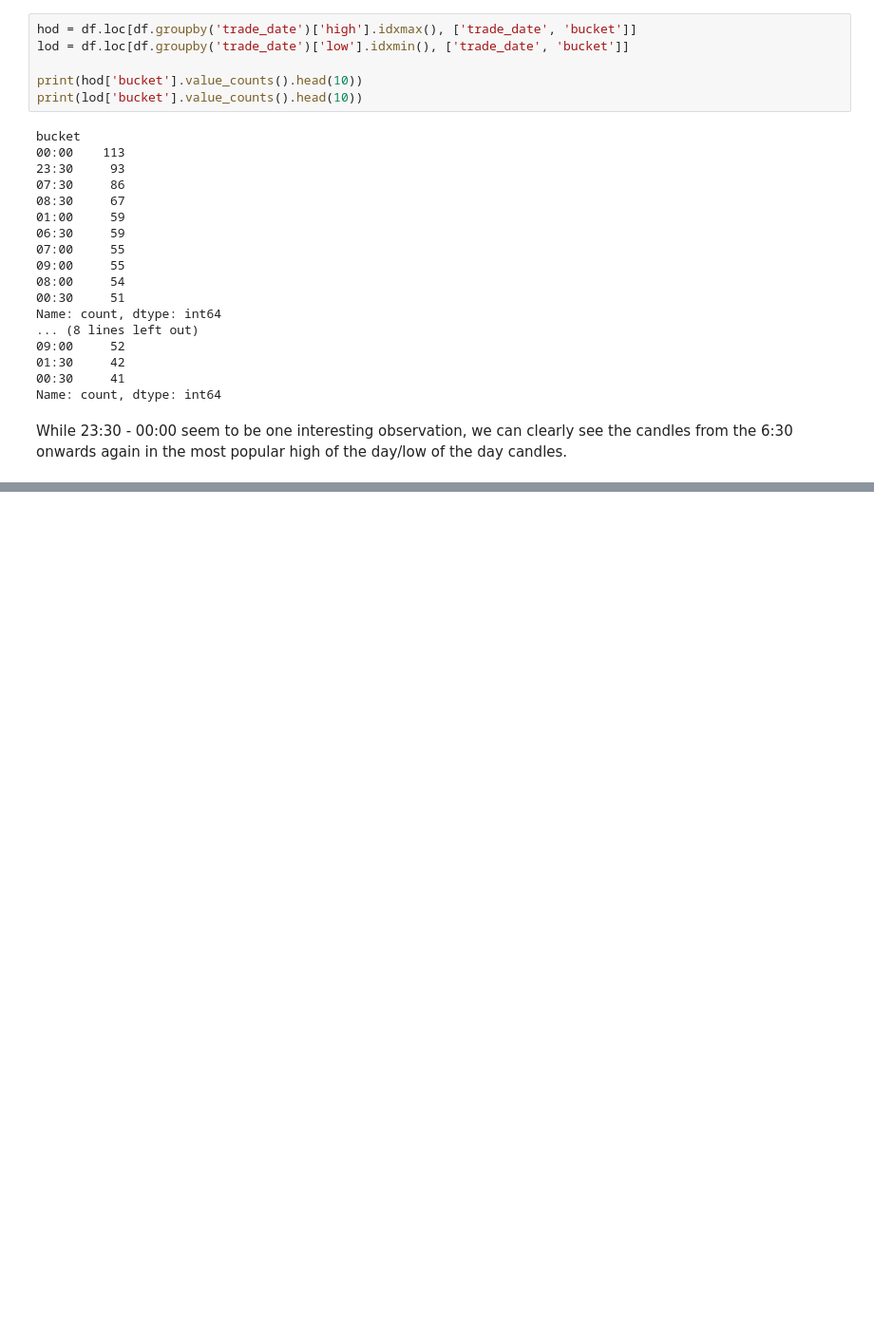
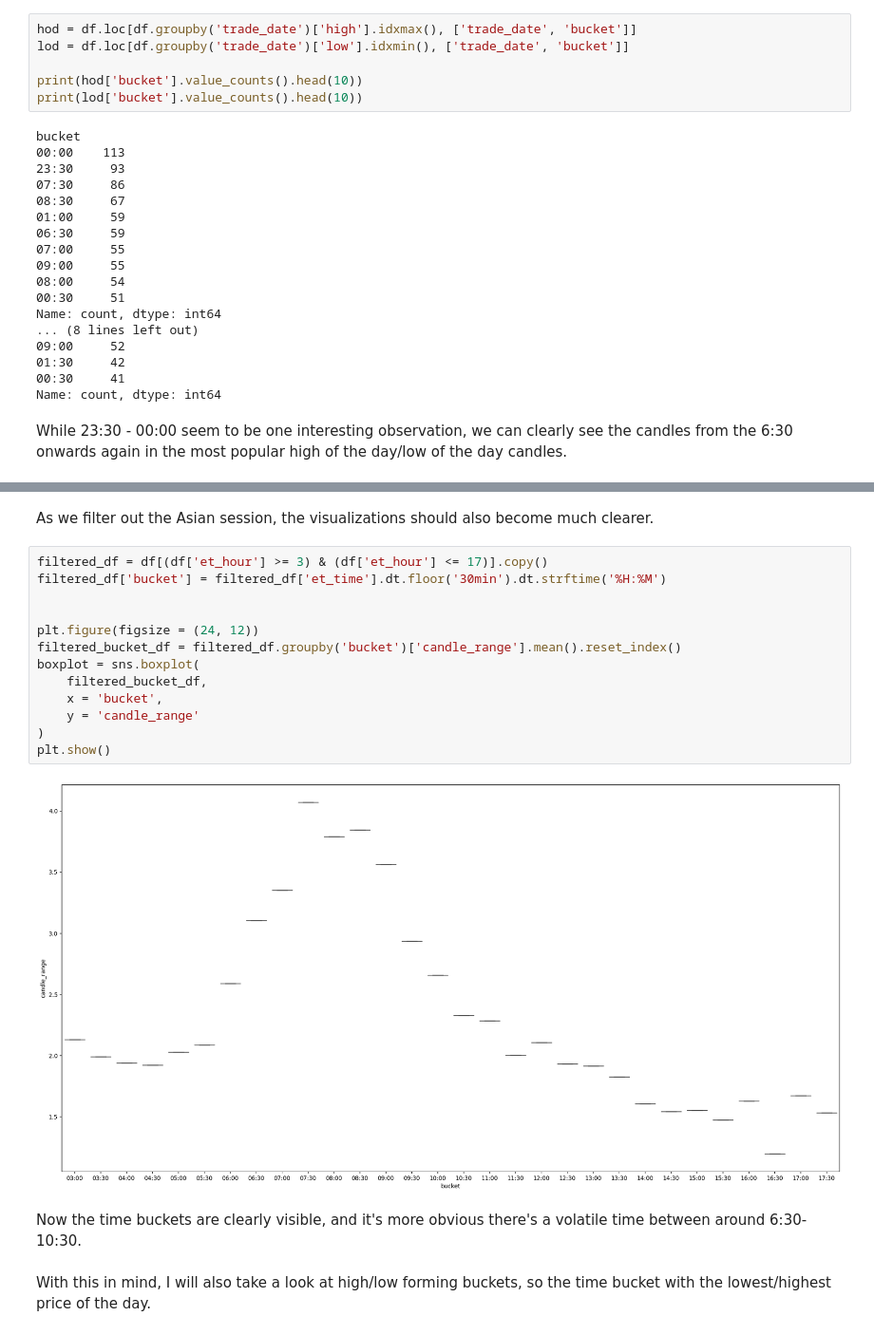
Before and after one commit to ady7ady7/python_agentic_learning, a Jupyter notebook: project2_xauusd_analysis/notebooks/01_data_import_eda.ipynb, the cells around one changed output, grey strips where cells are left out. Shown at 95% size. Cells and saved outputs as stored; diff of their text form; blank space fills up the shorter version.

```diff
--- a/project2_xauusd_analysis/notebooks/01_data_import_eda.ipynb
+++ b/project2_xauusd_analysis/notebooks/01_data_import_eda.ipynb
@@ -341,0 +348,22 @@ While 23:30 - 00:00 seem to be one interesting observation, we can clearly see t
+# %% [markdown]
+
+As we filter out the Asian session, the visualizations should also become much clearer.
+# %%
+filtered_df = df[(df['et_hour'] >= 3) & (df['et_hour'] <= 17)].copy()
+filtered_df['bucket'] = filtered_df['et_time'].dt.floor('30min').dt.strftime('%H:%M')
+
+
+plt.figure(figsize = (24, 12))
+filtered_bucket_df = filtered_df.groupby('bucket')['candle_range'].mean().reset_index()
+boxplot = sns.boxplot(
+    filtered_bucket_df,
+    x = 'bucket',
+    y = 'candle_range'
+)
+plt.show()
+# %% [output]
+[figure, added]
+# %% [markdown]
+Now the time buckets are clearly visible, and it's more obvious there's a volatile time between around 6:30-10:30.
+# %% [markdown]
+With this in mind, I will also take a look at high/low forming buckets, so the time bucket with the lowest/highest price of the day.
```
Also changed, not shown: parts of 8 cells of this notebook, 2 other files.
